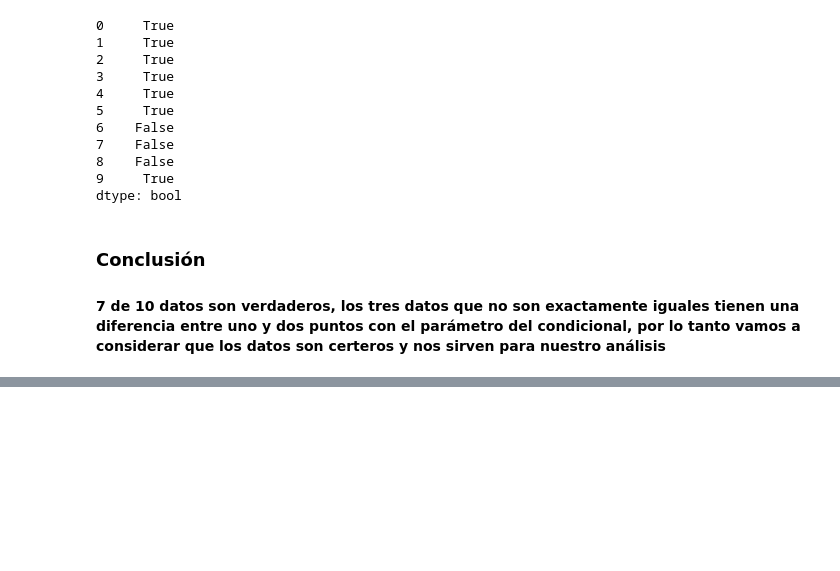
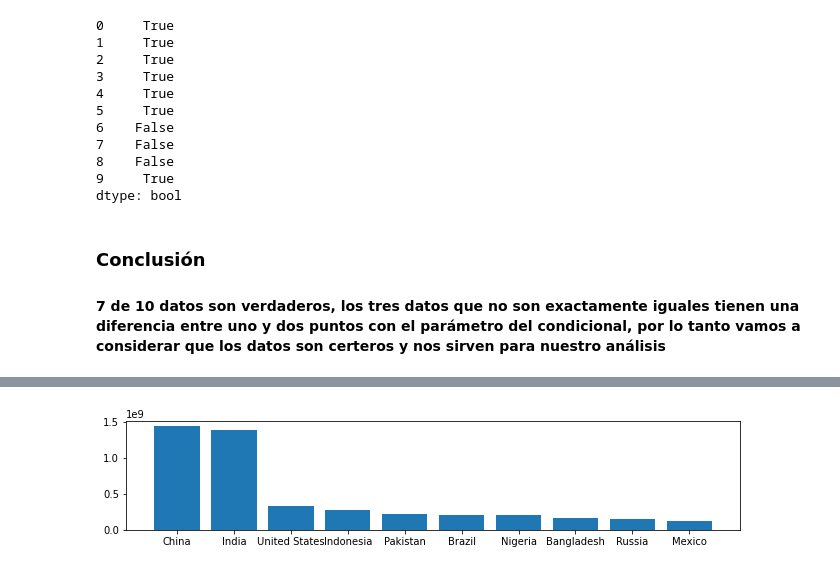
Before and after one commit to Fern1989/Presentacion_Trabajo_Final, a Jupyter notebook: Presentacion Trabajo Final curso Analisis de datos.ipynb, the cells around one changed output, grey strips where cells are left out. Saved outputs shown, nothing was run; the diff lists cells and outputs as text; code cells hidden in the pictures; blank space fills up the shorter version.

```diff
--- a/Presentacion Trabajo Final curso Analisis de datos.ipynb
+++ b/Presentacion Trabajo Final curso Analisis de datos.ipynb
@@ -164,0 +242,6 @@ df.sort_values(['Population (2020)'], ascending=[False]).tail(10)
+# %%
+#vamos a comenzar por crear listas que nos sirvan de parametros para la grafica
+country_or_dependency = df.loc[0:9, "Country (or dependency)"]
+population = df.loc[0:9, "Population (2020)"]
+territory = df.loc[0:9, "Land Area (Km²)"]
+density = df.loc[0:9, "Density (P/Km²)"]
@@ -164,0 +274,17 @@ df.sort_values(['Population (2020)'], ascending=[False]).tail(10)
+# %%
+#ya definidos los parametros con nuestro codigo vamos a ir creando los graficos
+
+
+#determinamos el tamano de la grafica
+plt.figure(figsize=(11,2))
+#Colocamos una etiqueta en el eje Y
+ax.set_ylabel('population')
+#Colocamos una etiqueta en el eje X
+ax.set_title('Country (or dependency)')
+#Creamos el grafica de barras utilizando 'Country (or dependency)' como eje X y 'population' como eje y.
+plt.bar(country_or_dependency, population)
+plt.savefig('barras_simple.png')
+#Finalmente mostramos la grafica con el metodo show()
+plt.show()
+# %% [output]
+[figure, added]
```
Also changed, not shown: parts of 18 cells of this notebook, 1 other file.
